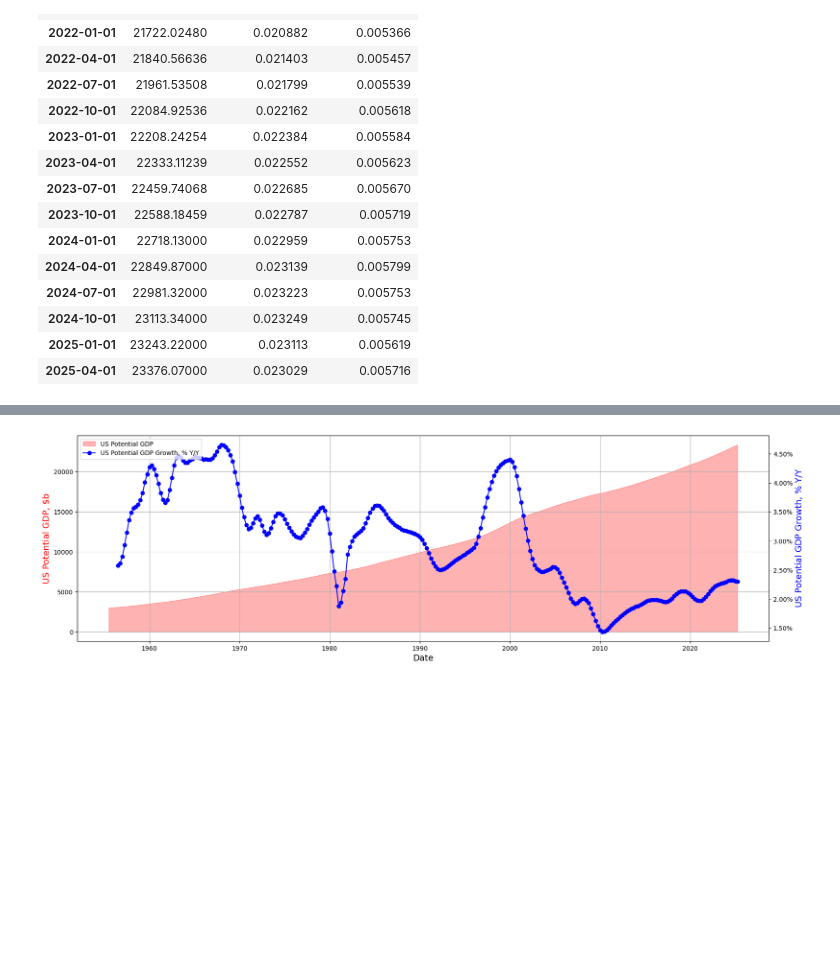
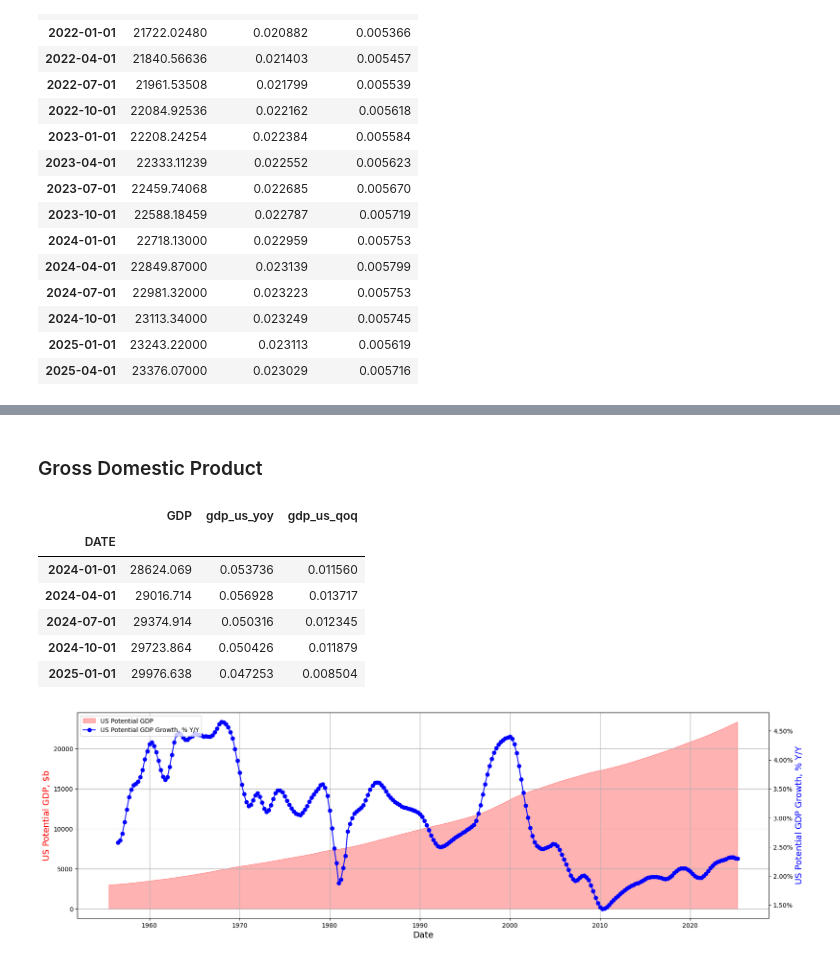
Before and after one commit to ntp3105/stock-markets-analytics-zoomcamp, a Jupyter notebook: 01-intro-and-data-sources/[2025]_Module_01_Colab_Introduction_and_Data_Sources.ipynb, the cells around one changed output, grey strips where cells are left out. Drawn from its saved outputs; the diff is of its cells as text; code cells hidden in the pictures; blank space fills up the shorter version.

```diff
--- a/01-intro-and-data-sources/[2025]_Module_01_Colab_Introduction_and_Data_Sources.ipynb
+++ b/01-intro-and-data-sources/[2025]_Module_01_Colab_Introduction_and_Data_Sources.ipynb
@@ -80,3 +97,20 @@ gdppot.tail(15)
+# %% [markdown]
+### Gross Domestic Product
+# %%
+# Gross Domestic Product (GDP), Billions of Chained 2012 Dollars, QUARTERLY
+# https://fred.stlouisfed.org/series/GDP
+gdp = pdr.DataReader("GDP", "fred", start=start)
+gdp['gdp_us_yoy'] = gdp.GDP/gdp.GDP.shift(4)-1
+gdp['gdp_us_qoq'] = gdp.GDP/gdp.GDP.shift(1)-1
+gdp.tail()
+# %% [output]
+|  | GDP | gdp_us_yoy | gdp_us_qoq |
+| DATE |  |  |  |
+| 2024-01-01 | 28624.069 | 0.053736 | 0.011560 |
+| 2024-04-01 | 29016.714 | 0.056928 | 0.013717 |
+| 2024-07-01 | 29374.914 | 0.050316 | 0.012345 |
+| 2024-10-01 | 29723.864 | 0.050426 | 0.011879 |
+| 2025-01-01 | 29976.638 | 0.047253 | 0.008504 |
 # %%
 # Visuals GDPPOT
 # https://cmdlinetips.com/2019/10/how-to-make-a-plot-with-two-different-y-axis-in-python-with-matplotlib/
```
Also changed, not shown: parts of 9 cells of this notebook.
